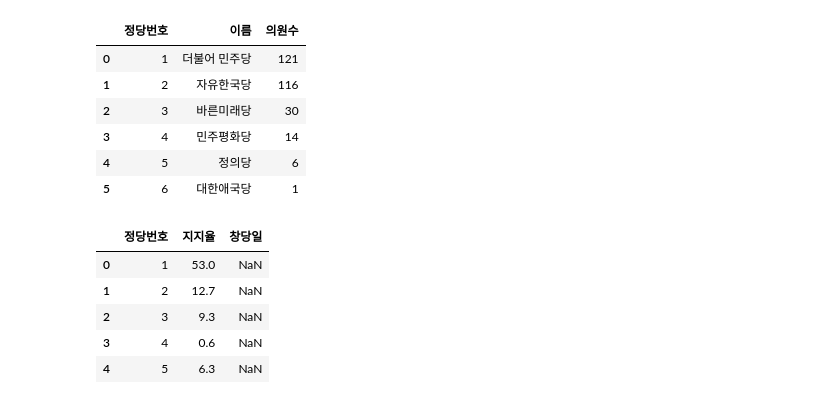
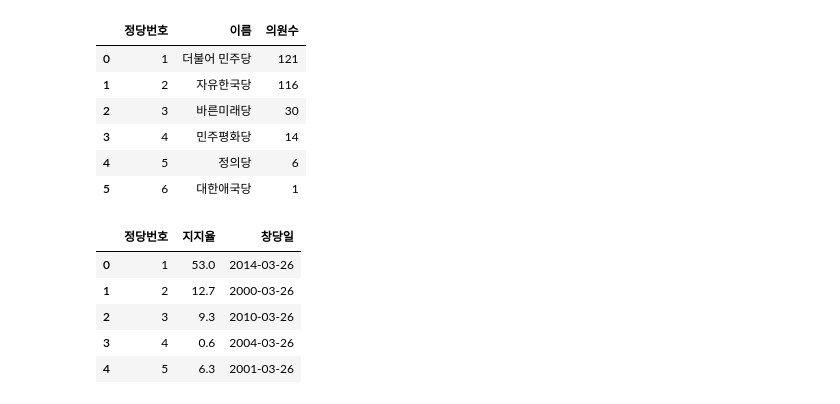
Before and after one commit to Hyunfor/2023_HNU_PythonClass, a Jupyter notebook: 23_05_02_~_데이터사이언스_파이썬_수업_9(8장)_~_10_(_9장_완,_10장_진행,_11장_진행).ipynb, the cells around one changed output. Saved outputs shown, nothing was run; the diff lists cells and outputs as text; code cells hidden in the pictures.

```diff
--- a/23_05_02_~_데이터사이언스_파이썬_수업_9(8장)_~_10_(_9장_완,_10장_진행,_11장_진행).ipynb
+++ b/23_05_02_~_데이터사이언스_파이썬_수업_9(8장)_~_10_(_9장_완,_10장_진행,_11장_진행).ipynb
@@ -743,16 +743,16 @@ m_df1
 | 4 | 5 | 정의당 | 6 |
 | 5 | 6 | 대한애국당 | 1 |
 # %%
-m_df2_dict = {'정당번호': [1, 2, 3, 4, 5], '지지율': [53, 12.7, 9.3, 0.6, 6.3], '의원수': ['2014-03-26','2000-03-26','2010-03-26','2004-03-26','2001-03-26']}
+m_df2_dict = {'정당번호': [1, 2, 3, 4, 5], '지지율': [53, 12.7, 9.3, 0.6, 6.3], '창당일': ['2014-03-26','2000-03-26','2010-03-26','2004-03-26','2001-03-26']}
 m_df2 = pd.DataFrame(m_df2_dict, columns=['정당번호', '지지율', '창당일'])
 m_df2
 # %% [output]
 |  | 정당번호 | 지지율 | 창당일 |
-| 0 | 1 | 53.0 | NaN |
-| 1 | 2 | 12.7 | NaN |
-| 2 | 3 | 9.3 | NaN |
-| 3 | 4 | 0.6 | NaN |
-| 4 | 5 | 6.3 | NaN |
+| 0 | 1 | 53.0 | 2014-03-26 |
+| 1 | 2 | 12.7 | 2000-03-26 |
+| 2 | 3 | 9.3 | 2010-03-26 |
+| 3 | 4 | 0.6 | 2004-03-26 |
+| 4 | 5 | 6.3 | 2001-03-26 |
 # %%
 pd.merge(m_df1, m_df2, on='정당번호')
 # %% [output]
```
Also changed, not shown: parts of 5 cells of this notebook.
